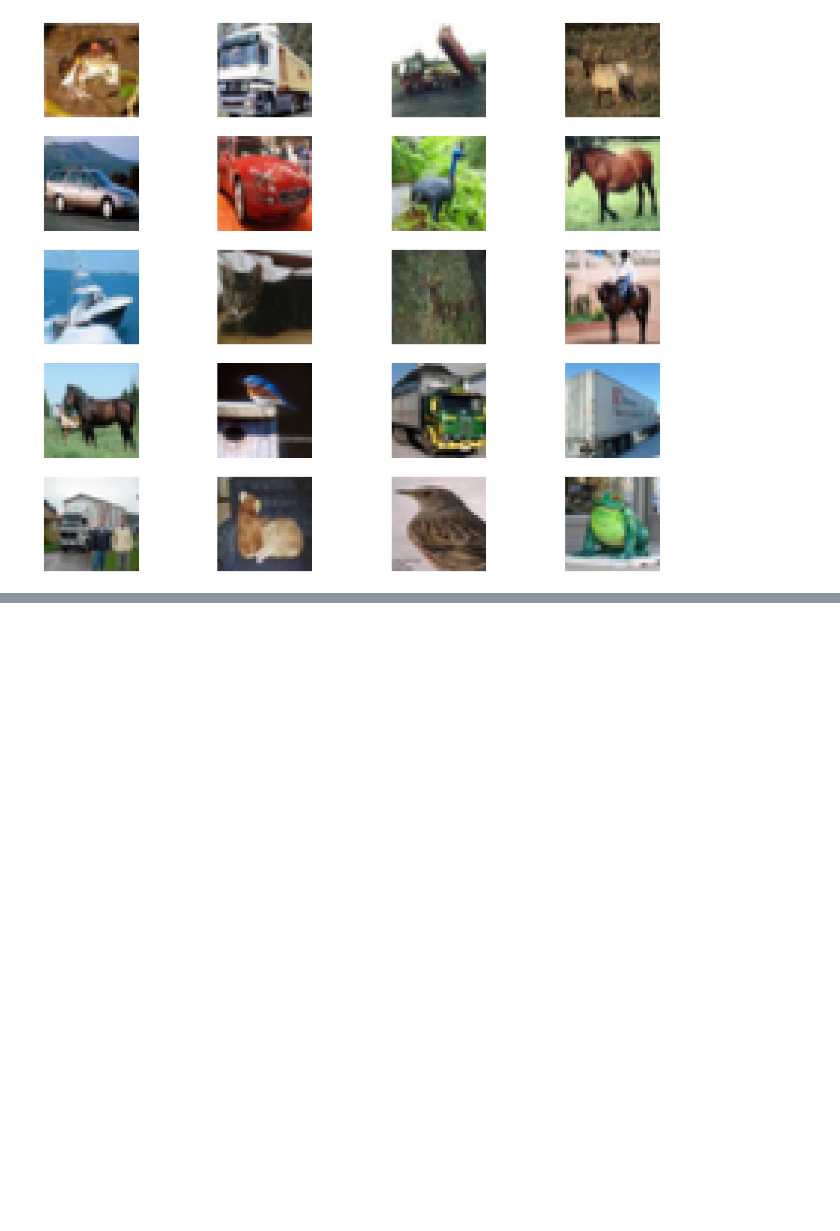
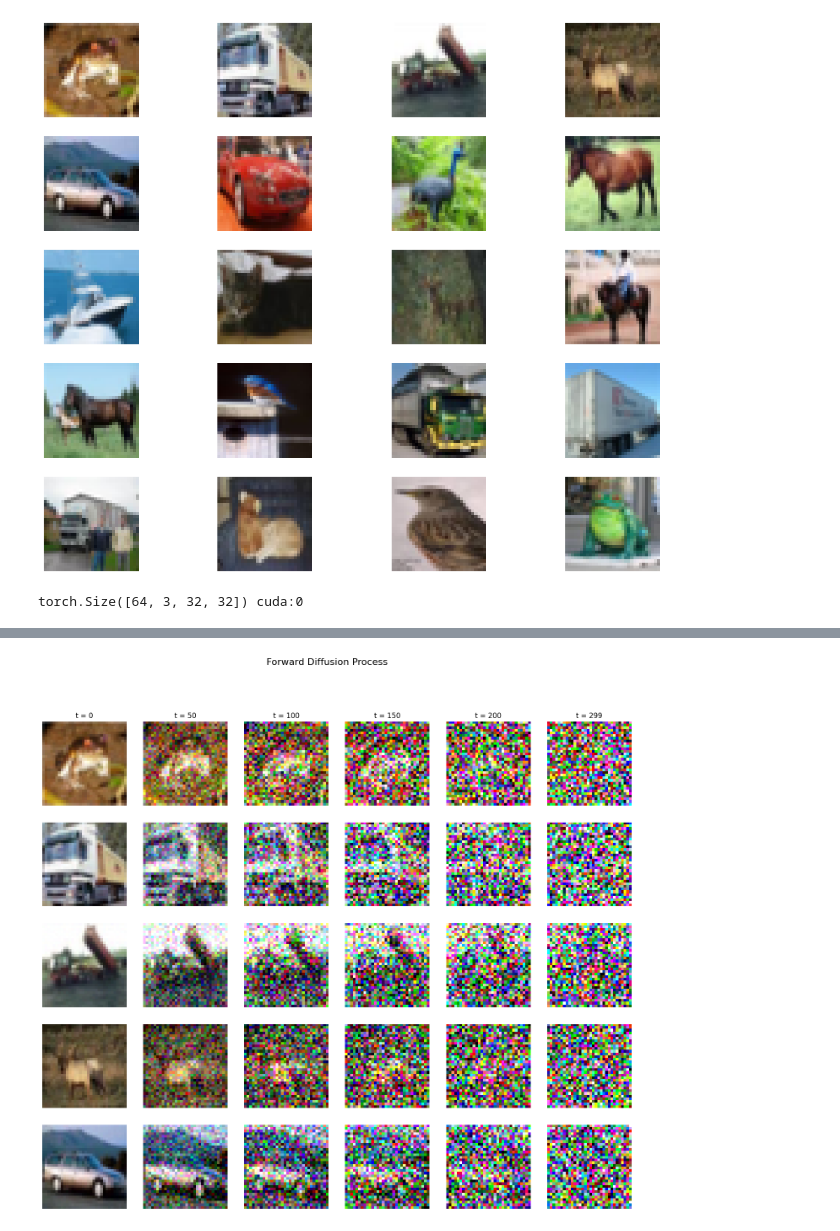
Before and after one commit to varshhhy7/probabilistic-diffusion, a Jupyter notebook: Diffusion_probabilstic_model.ipynb, the cells around one changed output, grey strips where cells are left out. Drawn from its saved outputs; the diff is of its cells as text; code cells hidden in the pictures; blank space fills up the shorter version.

Commit message:
Visualize DDPM forward diffusion for multiple images and timesteps

```diff
--- a/Diffusion_probabilstic_model.ipynb
+++ b/Diffusion_probabilstic_model.ipynb
@@ -66,0 +127,55 @@ show_images(train_dataset)
+# %%
+x, _ = next(iter(train_loader))
+x = x.to(device)
+
+t = torch.randint(0, T, (x.size(0),), device=device)
+x_t, noise = forward_diffusion_sample(x, t)
+
+print(x_t.shape, x_t.device)
+# %% [output]
+torch.Size([64, 3, 32, 32]) cuda:0
+# %%
+import matplotlib.pyplot as plt
+
+def visualize_forward_diffusion_grid(
+    dataset,
+    timesteps,
+    num_images=5
+):
+    """
+    Rows: different images
+    Columns: different timesteps
+    """
+    plt.figure(figsize=(3 * len(timesteps), 3 * num_images))
+
+    for img_idx in range(num_images):
+        img, _ = dataset[img_idx]
+        img = img.unsqueeze(0).to(device)  # (1, C, H, W)
+
+        for t_idx, t in enumerate(timesteps):
+            t_tensor = torch.tensor([t], device=device)
+            x_t, _ = forward_diffusion_sample(img, t_tensor)
+
+            # unnormalize for display
+            x_t = (x_t + 1) / 2
+            x_t = x_t.squeeze(0).permute(1, 2, 0).cpu()
+
+            plt.subplot(num_images, len(timesteps),
+                        img_idx * len(timesteps) + t_idx + 1)
+            plt.imshow(x_t)
+            plt.axis("off")
+
+            if img_idx == 0:
+                plt.title(f"t = {t}")
+
+    plt.suptitle("Forward Diffusion Process", fontsize=16)
+    plt.show()
+# %%
+timesteps = [0, 50, 100, 150, 200, 299]
+
+visualize_forward_diffusion_grid(
+    train_dataset,
+    timesteps=timesteps,
+    num_images=5
+)
+# %% [output]
@@ -66,0 +199 @@ show_images(train_dataset)
+[figure, added]
```
Also changed, not shown: parts of 3 cells of this notebook.
